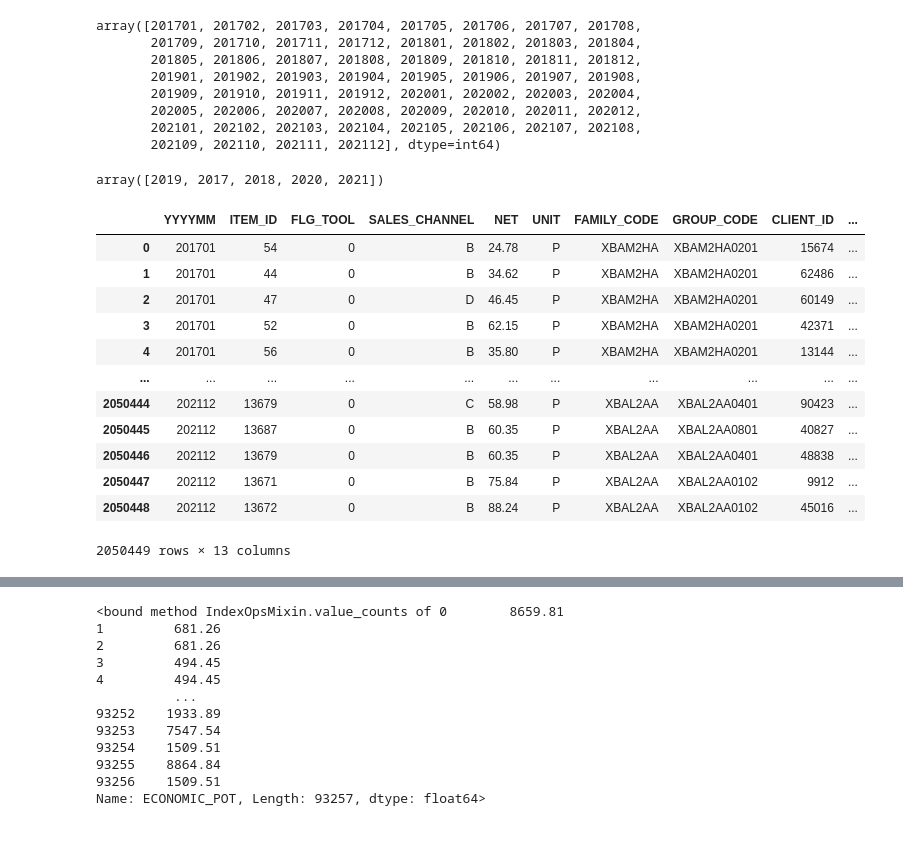
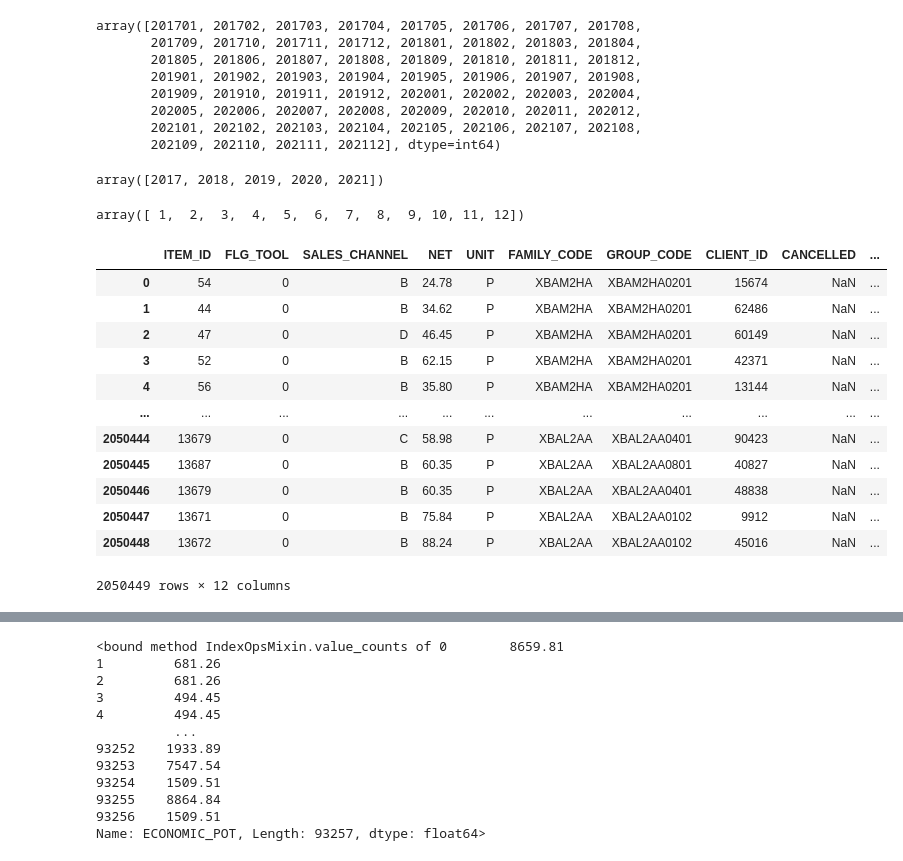
Before and after one commit to AshuJay/REACTIVATION_5, a Jupyter notebook: Reactivation_gp_5_code.ipynb, the cells around one changed output, grey strips where cells are left out. Saved outputs shown, nothing was run; the diff lists cells and outputs as text; code cells hidden in the pictures.

```diff
--- a/Reactivation_gp_5_code.ipynb
+++ b/Reactivation_gp_5_code.ipynb
@@ -71,25 +71,32 @@ sales_data['Year'] = sales_data['Date'].dt.year
 sales_data['Month'] = sales_data['Date'].dt.month
 # %%
 sales_data['Year'].unique()
-sales_data['Month'].unique()
 # %% [output]
-array([2019, 2017, 2018, 2020, 2021])
+array([2017, 2018, 2019, 2020, 2021])
-# %%
-sales_data
-# %% [output]
-|  | YYYYMM | ITEM_ID | FLG_TOOL | SALES_CHANNEL | NET | UNIT | FAMILY_CODE | GROUP_CODE | CLIENT_ID | ... |
-| 0 | 201701 | 54 | 0 | B | 24.78 | P | XBAM2HA | XBAM2HA0201 | 15674 | ... |
-| 1 | 201701 | 44 | 0 | B | 34.62 | P | XBAM2HA | XBAM2HA0201 | 62486 | ... |
-| 2 | 201701 | 47 | 0 | D | 46.45 | P | XBAM2HA | XBAM2HA0201 | 60149 | ... |
-| 3 | 201701 | 52 | 0 | B | 62.15 | P | XBAM2HA | XBAM2HA0201 | 42371 | ... |
-| 4 | 201701 | 56 | 0 | B | 35.80 | P | XBAM2HA | XBAM2HA0201 | 13144 | ... |
-| ... | ... | ... | ... | ... | ... | ... | ... | ... | ... | ... |
-| 2050444 | 202112 | 13679 | 0 | C | 58.98 | P | XBAL2AA | XBAL2AA0401 | 90423 | ... |
-| 2050445 | 202112 | 13687 | 0 | B | 60.35 | P | XBAL2AA | XBAL2AA0801 | 40827 | ... |
-| 2050446 | 202112 | 13679 | 0 | B | 60.35 | P | XBAL2AA | XBAL2AA0401 | 48838 | ... |
-| 2050447 | 202112 | 13671 | 0 | B | 75.84 | P | XBAL2AA | XBAL2AA0102 | 9912 | ... |
-| 2050448 | 202112 | 13672 | 0 | B | 88.24 | P | XBAL2AA | XBAL2AA0102 | 45016 | ... |
-2050449 rows × 13 columns
+# %%
+
+sales_data['Month'].unique()
+# %% [output]
+array([ 1,  2,  3,  4,  5,  6,  7,  8,  9, 10, 11, 12])
+# %%
+
+
+sales_data = sales_data.drop(columns=['YYYYMM'])
+sales_data
+# %% [output]
+|  | ITEM_ID | FLG_TOOL | SALES_CHANNEL | NET | UNIT | FAMILY_CODE | GROUP_CODE | CLIENT_ID | CANCELLED | ... |
+| 0 | 54 | 0 | B | 24.78 | P | XBAM2HA | XBAM2HA0201 | 15674 | NaN | ... |
+| 1 | 44 | 0 | B | 34.62 | P | XBAM2HA | XBAM2HA0201 | 62486 | NaN | ... |
+| 2 | 47 | 0 | D | 46.45 | P | XBAM2HA | XBAM2HA0201 | 60149 | NaN | ... |
+| 3 | 52 | 0 | B | 62.15 | P | XBAM2HA | XBAM2HA0201 | 42371 | NaN | ... |
+| 4 | 56 | 0 | B | 35.80 | P | XBAM2HA | XBAM2HA0201 | 13144 | NaN | ... |
+| ... | ... | ... | ... | ... | ... | ... | ... | ... | ... | ... |
+| 2050444 | 13679 | 0 | C | 58.98 | P | XBAL2AA | XBAL2AA0401 | 90423 | NaN | ... |
+| 2050445 | 13687 | 0 | B | 60.35 | P | XBAL2AA | XBAL2AA0801 | 40827 | NaN | ... |
+| 2050446 | 13679 | 0 | B | 60.35 | P | XBAL2AA | XBAL2AA0401 | 48838 | NaN | ... |
+| 2050447 | 13671 | 0 | B | 75.84 | P | XBAL2AA | XBAL2AA0102 | 9912 | NaN | ... |
+| 2050448 | 13672 | 0 | B | 88.24 | P | XBAL2AA | XBAL2AA0102 | 45016 | NaN | ... |
+2050449 rows × 12 columns
 # %%
 client_data
 # %% [output]
```
Also changed, not shown: parts of 12 cells of this notebook.
